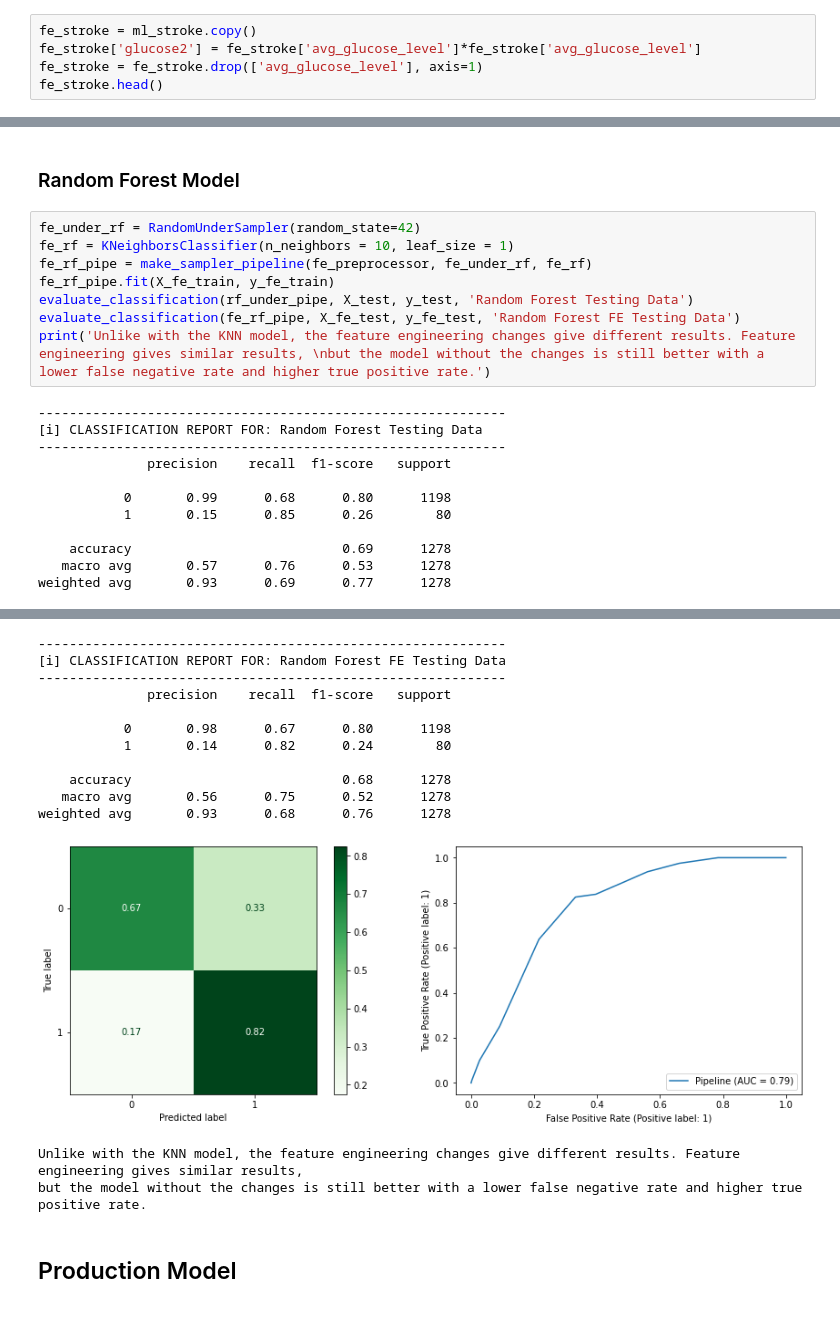
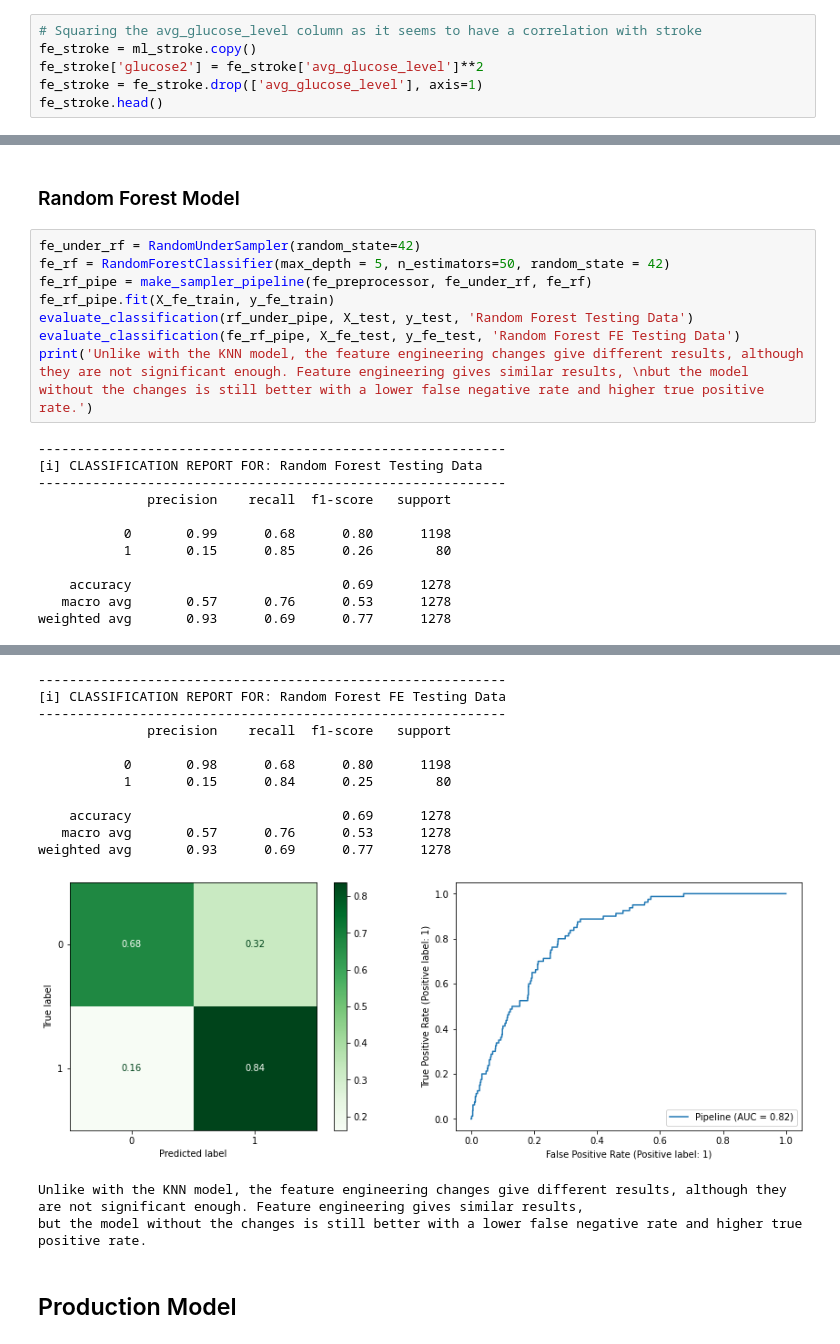
Before and after one commit to Gracey701/Stroke-Project, a Jupyter notebook: Stroke_Project.ipynb, the cells around one changed output, grey strips where cells are left out. Cells and saved outputs as stored; diff of their text form.

```diff
--- a/Stroke_Project.ipynb
+++ b/Stroke_Project.ipynb
@@ -1491,8 +1492,9 @@ Using pca does not improve the model much, if at all.
 # %% [markdown]
 ## Feature Engineering
 # %%
+# Squaring the avg_glucose_level column as it seems to have a correlation with stroke
 fe_stroke = ml_stroke.copy()
-fe_stroke['glucose2'] = fe_stroke['avg_glucose_level']*fe_stroke['avg_glucose_level']
+fe_stroke['glucose2'] = fe_stroke['avg_glucose_level']**2
 fe_stroke = fe_stroke.drop(['avg_glucose_level'], axis=1)
 fe_stroke.head()
 # %% [output]
@@ -1572,38 +1574,38 @@ Whether the model involved feature engineering or not, we get the same results w
 ### Random Forest Model
 # %%
 fe_under_rf = RandomUnderSampler(random_state=42)
-fe_rf = KNeighborsClassifier(n_neighbors = 10, leaf_size = 1)
+fe_rf = RandomForestClassifier(max_depth = 5, n_estimators=50, random_state = 42)
 fe_rf_pipe = make_sampler_pipeline(fe_preprocessor, fe_under_rf, fe_rf)
 fe_rf_pipe.fit(X_fe_train, y_fe_train)
 evaluate_classification(rf_under_pipe, X_test, y_test, 'Random Forest Testing Data')
 evaluate_classification(fe_rf_pipe, X_fe_test, y_fe_test, 'Random Forest FE Testing Data')
-print('Unlike with the KNN model, the feature engineering changes give different results. Feature engineering gives similar results, \nbut the model without the changes is still better with a lower false negative rate and higher true positive rate.')
+print('Unlike with the KNN model, the feature engineering changes give different results, although they are not significant enough. Feature engineering gives similar results, \nbut the model without the changes is still better with a lower false negative rate and higher true positive rate.')
 # %% [output]
 ------------------------------------------------------------
 [i] CLASSIFICATION REPORT FOR: Random Forest Testing Data
 ------------------------------------------------------------
               precision    recall  f1-score   support
 
            0       0.99      0.68      0.80      1198
            1       0.15      0.85      0.26        80
 
     accuracy                           0.69      1278
    macro avg       0.57      0.76      0.53      1278
 weighted avg       0.93      0.69      0.77      1278
 [figure]
 ------------------------------------------------------------
 [i] CLASSIFICATION REPORT FOR: Random Forest FE Testing Data
 ------------------------------------------------------------
               precision    recall  f1-score   support
 
-           0       0.98      0.67      0.80      1198
-           1       0.14      0.82      0.24        80
+           0       0.98      0.68      0.80      1198
+           1       0.15      0.84      0.25        80
 
-    accuracy                           0.68      1278
-   macro avg       0.56      0.75      0.52      1278
-weighted avg       0.93      0.68      0.76      1278
+    accuracy                           0.69      1278
+   macro avg       0.57      0.76      0.53      1278
+weighted avg       0.93      0.69      0.77      1278
-[figure, old version]
+[figure, new version]
-Unlike with the KNN model, the feature engineering changes give different results. Feature engineering gives similar results,
+Unlike with the KNN model, the feature engineering changes give different results, although they are not significant enough. Feature engineering gives similar results,
 but the model without the changes is still better with a lower false negative rate and higher true positive rate.
 # %% [markdown]
 ## Production Model
```
Also changed, not shown: parts of 3 cells of this notebook.
